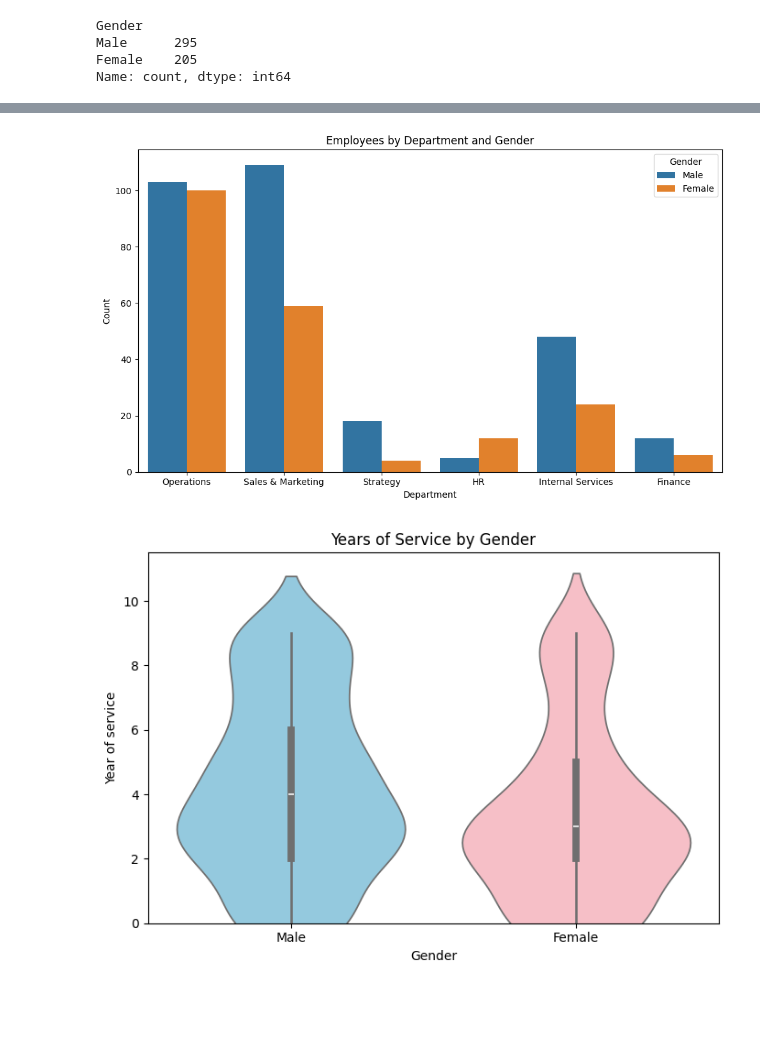
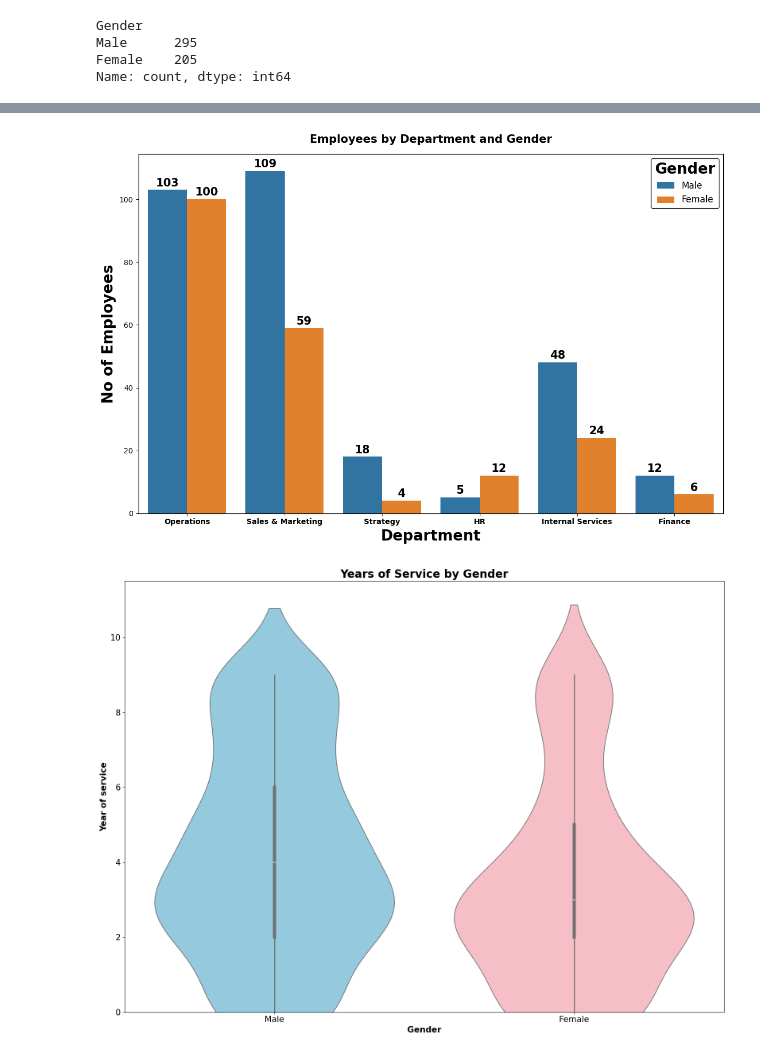
Before and after one commit to Kamalachandran/Diversity-Inclusion-HR-Analytics, a Jupyter notebook: diversity.ipynb, the cells around one changed output, grey strips where cells are left out. Drawn from its saved outputs; the diff is of its cells as text; code cells hidden in the pictures; blank space fills up the shorter version.

```diff
--- a/diversity.ipynb
+++ b/diversity.ipynb
@@ -27,6 +7,6 @@ True
 # %%
 # import the file
-df=pd.read_csv(r"C:\Users\ADMIN\Downloads\Telegram Desktop\vinsup\Project\data.csv")
+df=pd.read_csv(r"C:\Users\ADMIN\Downloads\Telegram Desktop\vinsup\Project\03 Diversity-Inclusion-Dataset.csv")
 # %% [markdown]
 # Exploration
 # %%
@@ -62,10 +73,19 @@ Name: count, dtype: int64
 # %%
 #Gender Distribution
-plt.figure(figsize=(7,6))
-sns.countplot(data=df, x='Gender', hue='Gender')
-plt.title("Gender Distribution")
-plt.xlabel("Gender")
-plt.ylabel("Count")
+plt.figure(figsize=(16,12))
+ax=sns.countplot(data=df, x='Gender', hue='Gender')
+
+plt.title("Gender Distribution",fontweight="bold",fontsize=20,pad=15)
+plt.xlabel("Gender", fontweight="bold", fontsize=15)
+plt.ylabel("No of Employees", fontweight="bold", fontsize=15)
+
+plt.xticks(fontsize=15)
+plt.yticks(fontsize=15)
+
+for i in ax.containers:
+    ax.bar_label(i, fmt="%d", label_type="center", fontsize=20, fontweight="bold", padding=2)
+
 plt.tight_layout()
+plt.savefig('Gender Distribution.png')
 plt.show()
 # %% [output]
@@ -73,25 +93,40 @@ plt.show()
 # %%
-# Employee by Department and Gender
-plt.figure(figsize=(10,6))
-sns.countplot(data=df, x='Department_01.07.2020', hue='Gender')
-plt.title("Employees by Department and Gender")
-plt.xlabel("Department")
-plt.ylabel("Count")
+plt.figure(figsize=(12,8))
+ax = sns.countplot(data=df, x='Department @01.07.2020', hue='Gender')
+
+plt.title("Employees by Department and Gender", fontweight="bold", fontsize=15, pad=15)
+plt.xlabel("Department", fontweight="bold", fontsize=20)
+plt.ylabel("No of Employees", fontweight="bold", fontsize=20)
+
+plt.xticks(fontsize=10, fontweight="bold")
+
+legend = plt.legend(title="Gender",fontsize=12,frameon=True,edgecolor="black",facecolor="white",loc="upper right")
+plt.setp(legend.get_title(), fontweight="bold", fontsize=20)
+for i in ax.containers:
+    ax.bar_label(i, fmt="%d", label_type="edge", fontsize=15, fontweight="bold", padding=2)
+
 plt.tight_layout()
+plt.savefig("Employees_by_Department_and_Gender.png", dpi=300, bbox_inches="tight")
 plt.show()
 # %% [output]
-[figure, old version]
+[figure, new version]
 # %%
 # Year of service Vs Gender
-plt.figure(figsize=(7,5))
-sns.violinplot(data=df, x="Gender", y="Years_since_last_hire",hue="Gender", palette=["skyblue","lightpink"])
-plt.xlabel("Gender")
-plt.ylabel("Year of service")
-plt.title("Years of Service by Gender")
+plt.figure(figsize=(16,12))
+sns.violinplot(data=df, x="Gender", y="Years since last hire",hue="Gender", palette=["skyblue","lightpink"])
+
+plt.xlabel("Gender",fontweight="bold", fontsize=15)
+plt.ylabel("Year of service",fontweight="bold", fontsize=15)
+plt.title("Years of Service by Gender",fontweight="bold",fontsize=20)
+
+plt.xticks(fontsize=15)
+plt.yticks(fontsize=15)
 plt.ylim(0)
+
 plt.tight_layout()
+plt.savefig('Years of Service by Gender.png')
 plt.show()
 # %% [output]
-[figure, old version]
+[figure, new version]
 # %%
 numeric_val = df.select_dtypes(include=["int64","float64"]).columns.tolist()
```
Also changed, not shown: parts of 11 cells of this notebook, 2 other files.
